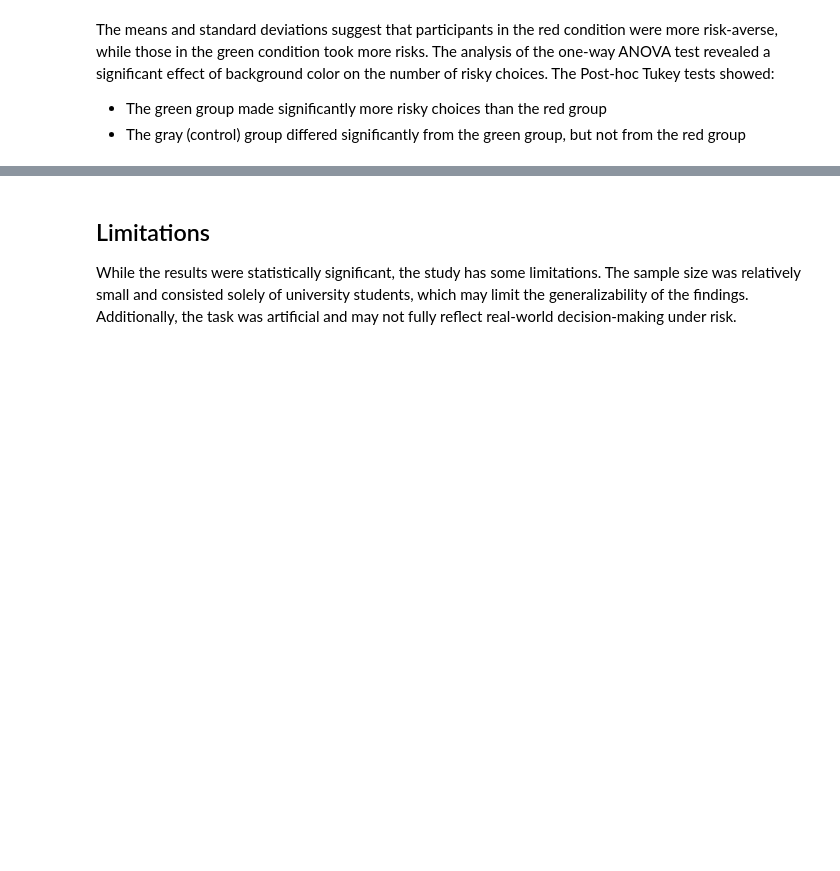
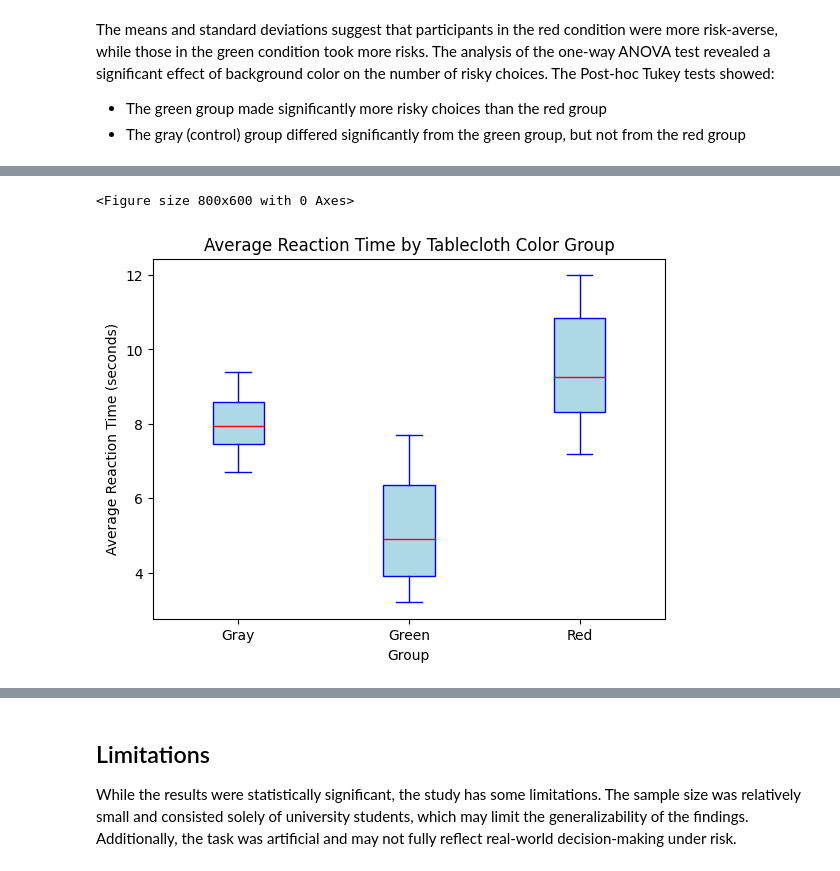
Before and after one commit to PeerNiklasSchaefer/RRGamblingPaper, a Jupyter notebook: paper.ipynb, the cells around one changed output, grey strips where cells are left out. Drawn from its saved outputs; the diff is of its cells as text; code cells hidden in the pictures; blank space fills up the shorter version.

```diff
--- a/paper.ipynb
+++ b/paper.ipynb
@@ -118,2 +188,22 @@ The means and standard deviations suggest that participants in the red condition
+# %%
+plt.figure(figsize=(8,6))
+
+# Boxplot of AvgReactionTime by Group
+df.boxplot(column="AvgReactionTime", by="Group", grid=False,
+           patch_artist=True,
+           boxprops=dict(facecolor="lightblue", color="blue"),
+           medianprops=dict(color="red"),
+           whiskerprops=dict(color="blue"),
+           capprops=dict(color="blue"),
+           flierprops=dict(marker='o', color='blue', alpha=0.5))
+
+plt.title("Average Reaction Time by Tablecloth Color Group")
+plt.suptitle("")  # Suppress the default title
+plt.xlabel("Group")
+plt.ylabel("Average Reaction Time (seconds)")
+plt.show()
+# %% [output]
+<Figure size 800x600 with 0 Axes>
+[figure, added]
 # %% [markdown]
 ## Discussion
```
Also changed, not shown: parts of 6 cells of this notebook, 1 other file.
